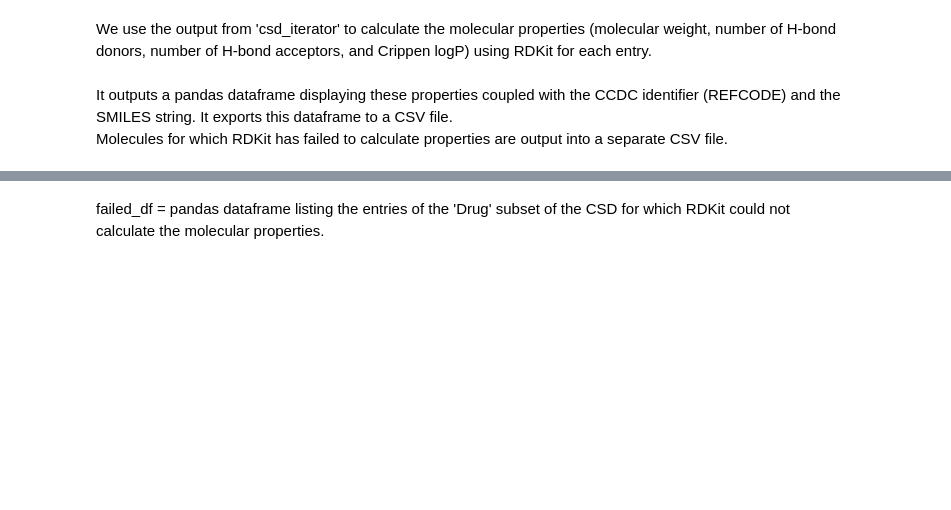
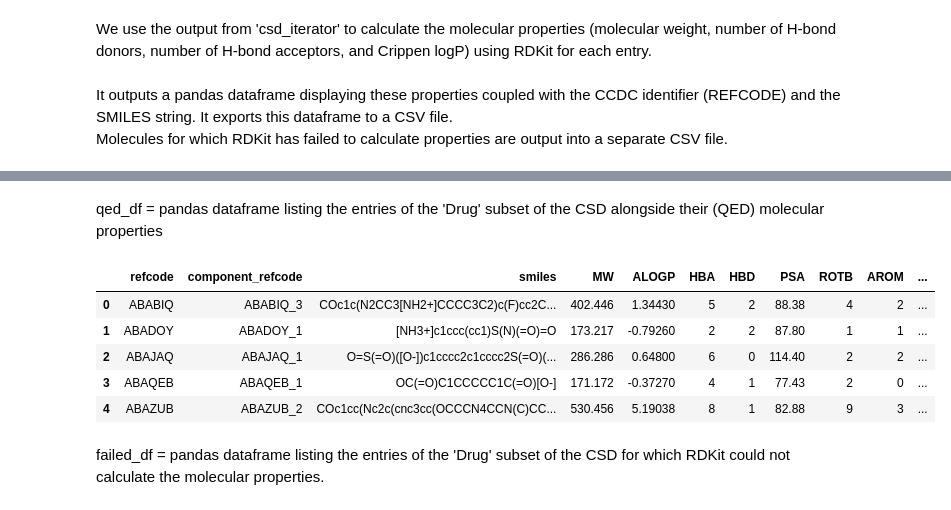
Before and after one commit to dtaverner/Sandpit_CCDC2, a Jupyter notebook: csd_lipinski_final.ipynb, the cells around one changed output, grey strips where cells are left out. Cells and saved outputs as stored; diff of their text form; code cells hidden in the pictures; blank space fills up the shorter version.

```diff
--- a/csd_lipinski_final.ipynb
+++ b/csd_lipinski_final.ipynb
@@ -160,6 +216,17 @@ df.head()
 | 2 | ABAJAQ | ABAJAQ_1 | O=S(=O)([O-])c1cccc2c1cccc2S(=O)(... | 0 | 6 | 0.64800 | 285.961677 |
 | 3 | ABAQEB | ABAQEB_1 | OC(=O)C1CCCCC1C(=O)[O-] | 1 | 3 | -0.37270 | 171.066282 |
 | 4 | ABAZUB | ABAZUB_2 | COc1cc(Nc2c(cnc3cc(OCCCN4CCN(C)CC... | 1 | 8 | 5.19038 | 529.164745 |
+# %% [markdown]
+qed_df = pandas dataframe listing the entries of the 'Drug' subset of the CSD alongside their (QED) molecular properties
+# %%
+qed_df.head()
+# %% [output]
+|  | refcode | component_refcode | smiles | MW | ALOGP | HBA | HBD | PSA | ROTB | AROM | ... |
+| 0 | ABABIQ | ABABIQ_3 | COc1c(N2CC3[NH2+]CCCC3C2)c(F)cc2C... | 402.446 | 1.34430 | 5 | 2 | 88.38 | 4 | 2 | ... |
+| 1 | ABADOY | ABADOY_1 | [NH3+]c1ccc(cc1)S(N)(=O)=O | 173.217 | -0.79260 | 2 | 2 | 87.80 | 1 | 1 | ... |
+| 2 | ABAJAQ | ABAJAQ_1 | O=S(=O)([O-])c1cccc2c1cccc2S(=O)(... | 286.286 | 0.64800 | 6 | 0 | 114.40 | 2 | 2 | ... |
+| 3 | ABAQEB | ABAQEB_1 | OC(=O)C1CCCCC1C(=O)[O-] | 171.172 | -0.37270 | 4 | 1 | 77.43 | 2 | 0 | ... |
+| 4 | ABAZUB | ABAZUB_2 | COc1cc(Nc2c(cnc3cc(OCCCN4CCN(C)CC... | 530.456 | 5.19038 | 8 | 1 | 82.88 | 9 | 3 | ... |
 # %% [markdown]
 failed_df = pandas dataframe listing the entries of the 'Drug' subset of the CSD for which RDKit could not calculate the molecular properties.
 # %%
```
Also changed, not shown: parts of 23 cells of this notebook.
